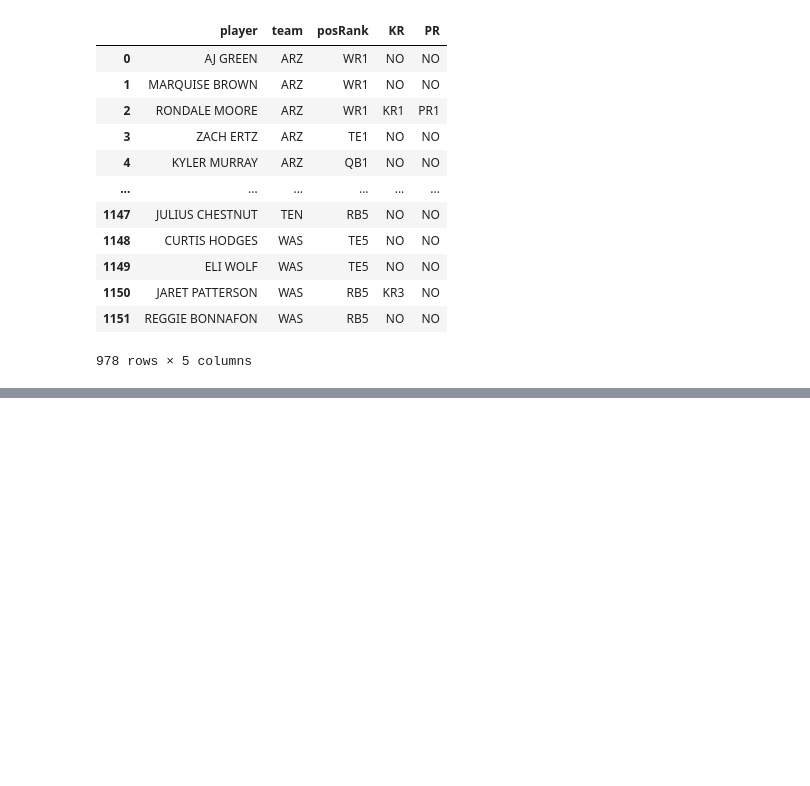
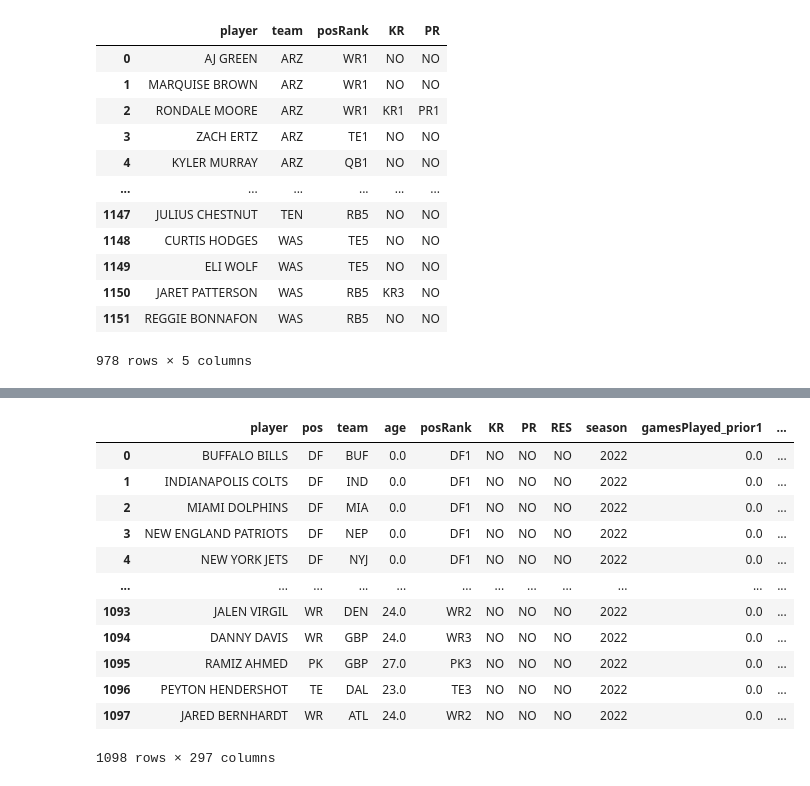
Before and after one commit to travisdharry/FantasyFootballPredictions, a Jupyter notebook: names_ourlads_mfl.ipynb, the cells around one changed output, grey strips where cells are left out. Saved outputs shown, nothing was run; the diff lists cells and outputs as text; code cells hidden in the pictures; blank space fills up the shorter version.

```diff
--- a/names_ourlads_mfl.ipynb
+++ b/names_ourlads_mfl.ipynb
@@ -270,0 +361,29 @@ mfl_ol_df
+# %%
+#Create summary dfs for each season
+seasonsPrior1_df = histdf.copy()
+seasonsPrior1_df.drop(columns='age', inplace=True)
+seasonsPrior1_df = seasonsPrior1_df.loc[seasonsPrior1_df.season==2021]
+seasonsPrior1_df['season'] = 2022
+seasonsPrior1 = seasonsPrior1_df.groupby(['season', 'player']).mean()
+seasonsPrior1['gamesPlayed'] = seasonsPrior1_df.groupby(['season', 'player'])['week'].count()
+seasonsPrior1.drop(columns='week', inplace=True)
+gamesPlayedCol = seasonsPrior1.pop('gamesPlayed')
+seasonsPrior1.insert(0, 'gamesPlayed', gamesPlayedCol)
+# Rename all columns in seasonsPrior1
+colList = [(x + "_prior1") for x in list(seasonsPrior1.columns)]
+seasonsPrior1.columns = colList
+seasonsPrior1
+
+# Create summary dfs for combined two seasons before
+seasonsPrior2_df = histdf.copy()
+seasonsPrior2_df.drop(columns='age', inplace=True)
+seasonsPrior2_df['season'] = 2022
+seasonsPrior2 = seasonsPrior2_df.groupby(['season', 'player']).mean()
+seasonsPrior2['gamesPlayed'] = seasonsPrior2_df.groupby(['season', 'player'])['week'].count()
+seasonsPrior2.drop(columns='week', inplace=True)
+gamesPlayedCol = seasonsPrior2.pop('gamesPlayed')
+seasonsPrior2.insert(0, 'gamesPlayed', gamesPlayedCol)
+# Rename all columns in seasonsPrior2
+colList = [(x + "_prior2") for x in list(seasonsPrior2.columns)]
+seasonsPrior2.columns = colList
+seasonsPrior2
@@ -270,0 +405,27 @@ mfl_ol_df
+# %%
+# Merge df, currentSeason, seasonsPrior1, and seasonsPrior1
+final = df.copy()
+
+# Merge df, currentSeason, seasonsPrior1, and seasonsPrior1
+final = final.merge(
+    seasonsPrior1, how='left', on=['season', 'player']
+    ).merge(
+        seasonsPrior2, how='left', on=['season', 'player']
+        )
+# fill NA values for players who do not have two years prior data
+final.fillna(0, inplace=True)
+final
+# %% [output]
+|  | player | pos | team | age | posRank | KR | PR | RES | season | gamesPlayed_prior1 | ... |
+| 0 | BUFFALO BILLS | DF | BUF | 0.0 | DF1 | NO | NO | NO | 2022 | 0.0 | ... |
+| 1 | INDIANAPOLIS COLTS | DF | IND | 0.0 | DF1 | NO | NO | NO | 2022 | 0.0 | ... |
+| 2 | MIAMI DOLPHINS | DF | MIA | 0.0 | DF1 | NO | NO | NO | 2022 | 0.0 | ... |
+| 3 | NEW ENGLAND PATRIOTS | DF | NEP | 0.0 | DF1 | NO | NO | NO | 2022 | 0.0 | ... |
+| 4 | NEW YORK JETS | DF | NYJ | 0.0 | DF1 | NO | NO | NO | 2022 | 0.0 | ... |
+| ... | ... | ... | ... | ... | ... | ... | ... | ... | ... | ... | ... |
+| 1093 | JALEN VIRGIL | WR | DEN | 24.0 | WR2 | NO | NO | NO | 2022 | 0.0 | ... |
+| 1094 | DANNY DAVIS | WR | GBP | 24.0 | WR3 | NO | NO | NO | 2022 | 0.0 | ... |
+| 1095 | RAMIZ AHMED | PK | GBP | 27.0 | PK3 | NO | NO | NO | 2022 | 0.0 | ... |
+| 1096 | PEYTON HENDERSHOT | TE | DAL | 23.0 | TE3 | NO | NO | NO | 2022 | 0.0 | ... |
+| 1097 | JARED BERNHARDT | WR | ATL | 24.0 | WR2 | NO | NO | NO | 2022 | 0.0 | ... |
+1098 rows × 297 columns
```
Also changed, not shown: parts of 10 cells of this notebook, 4 other files.
